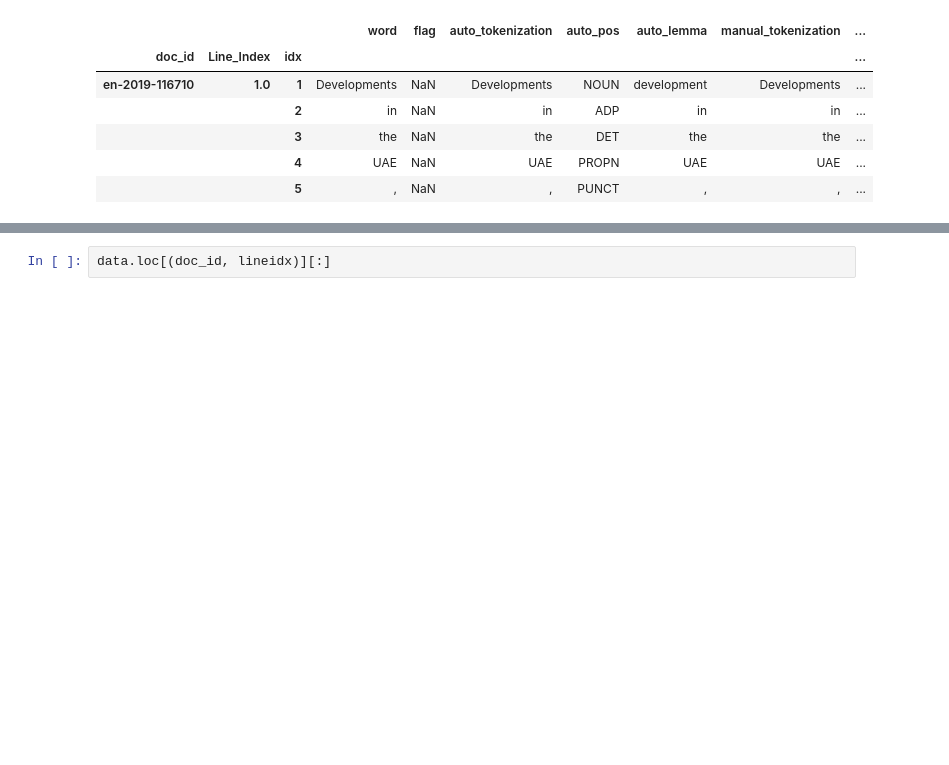
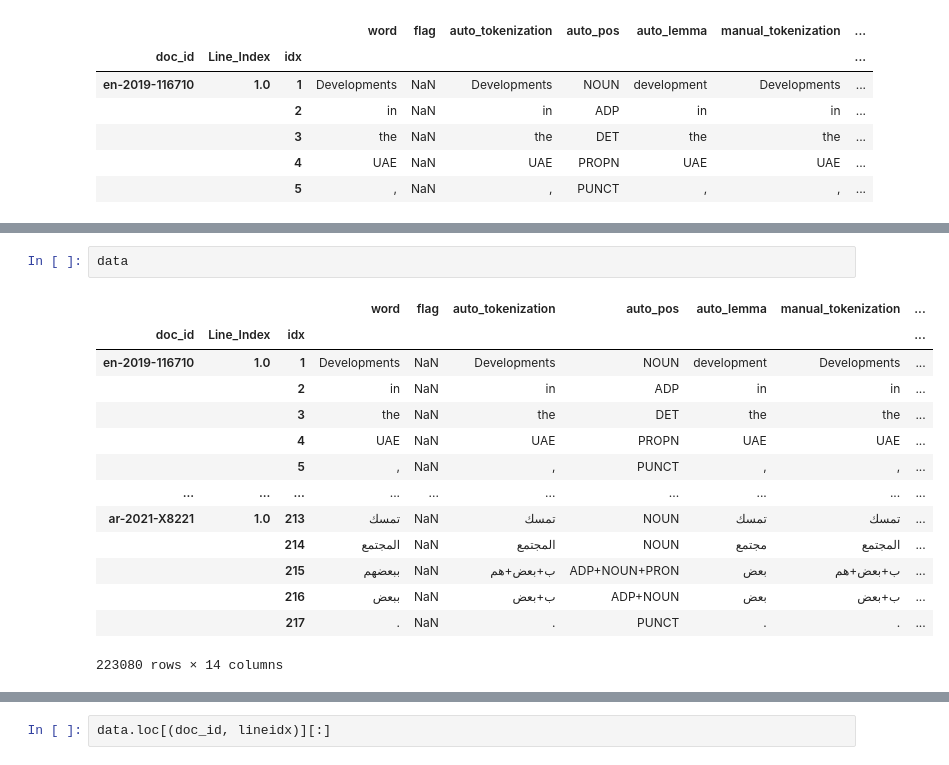
Before and after one commit to fadhleryani/blacklab_zaebuc_corpus, a Jupyter notebook: src/generate_xml.ipynb, the cells around one changed output, grey strips where cells are left out. Cells and saved outputs as stored; diff of their text form; blank space fills up the shorter version.

```diff
--- a/src/generate_xml.ipynb
+++ b/src/generate_xml.ipynb
@@ -98,0 +116,17 @@ tree.write("../data/zaebuc_written.xml", pretty_print=True, xml_declaration=True
+# %%
+data
+# %% [output]
+|  |  |  | word | flag | auto_tokenization | auto_pos | auto_lemma | manual_tokenization | ... |
+| doc_id | Line_Index | idx |  |  |  |  |  |  | ... |
+| en-2019-116710 | 1.0 | 1 | Developments | NaN | Developments | NOUN | development | Developments | ... |
+|  |  | 2 | in | NaN | in | ADP | in | in | ... |
+|  |  | 3 | the | NaN | the | DET | the | the | ... |
+|  |  | 4 | UAE | NaN | UAE | PROPN | UAE | UAE | ... |
+|  |  | 5 | , | NaN | , | PUNCT | , | , | ... |
+| ... | ... | ... | ... | ... | ... | ... | ... | ... | ... |
+| ar-2021-X8221 | 1.0 | 213 | تمسك | NaN | تمسك | NOUN | تمسك | تمسك | ... |
+|  |  | 214 | المجتمع | NaN | المجتمع | NOUN | مجتمع | المجتمع | ... |
+|  |  | 215 | ببعضهم | NaN | ب+بعض+هم | ADP+NOUN+PRON | بعض | ب+بعض+هم | ... |
+|  |  | 216 | ببعض | NaN | ب+بعض | ADP+NOUN | بعض | ب+بعض | ... |
+|  |  | 217 | . | NaN | . | PUNCT | . | . | ... |
+223080 rows × 14 columns
```
Also changed, not shown: parts of 8 cells of this notebook, 21 other files.
